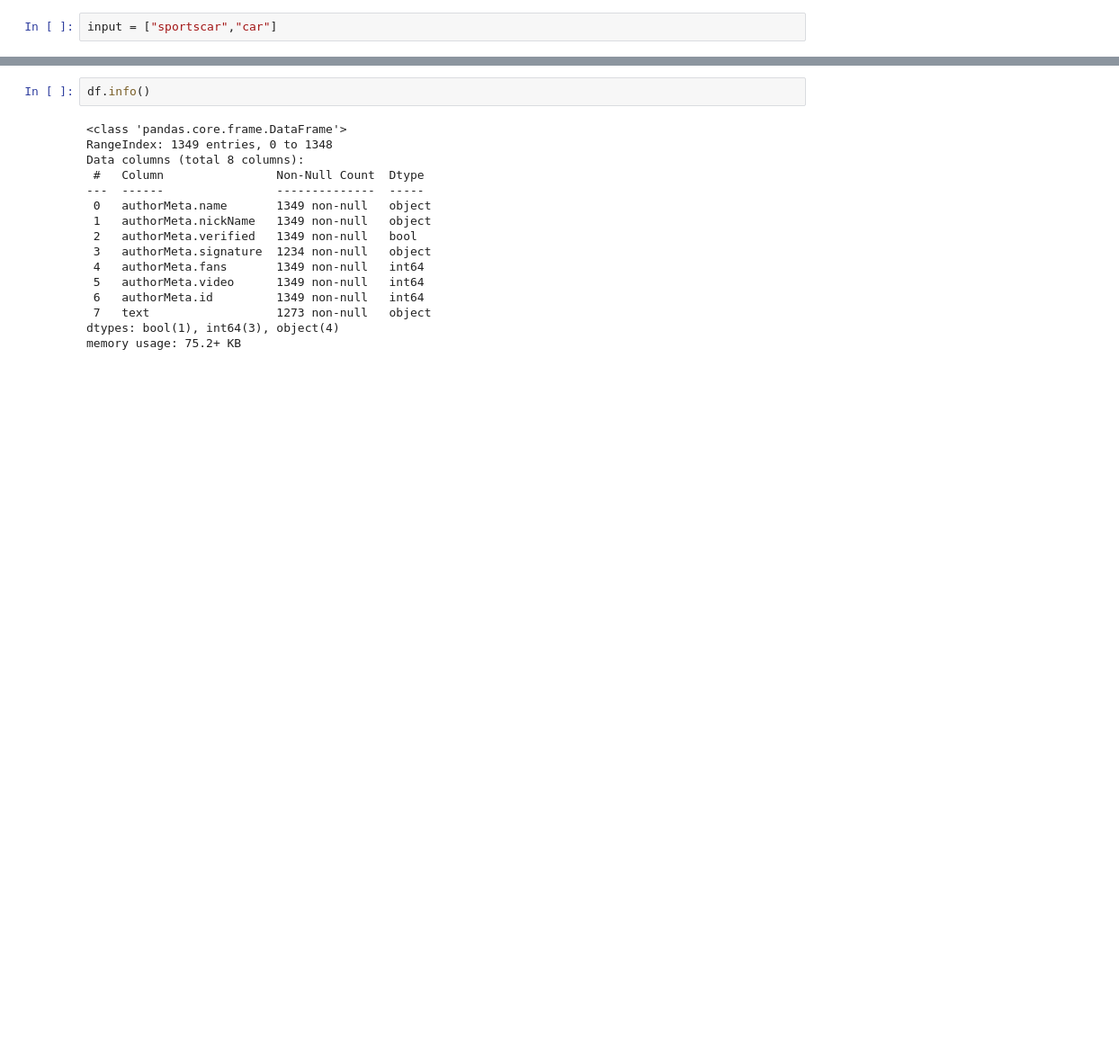
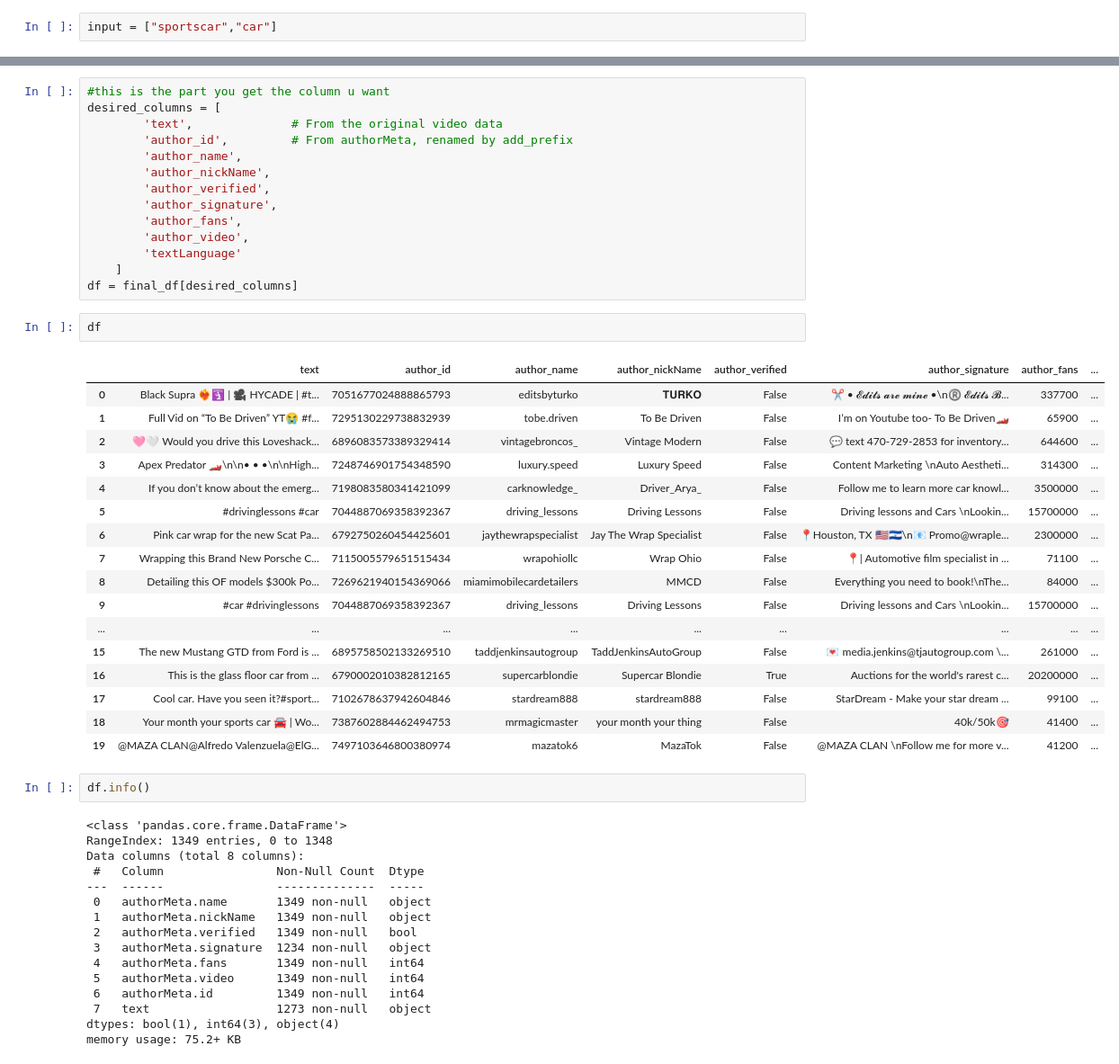
Before and after one commit to snailsqz/Brand2Tiktok, a Jupyter notebook: brand2tiktokTH.ipynb, the cells around one changed output, grey strips where cells are left out. Shown at 90% size. Cells and saved outputs as stored; diff of their text form; blank space fills up the shorter version.

Commit message:
fix the blobs and get desired columns

```diff
--- a/brand2tiktokTH.ipynb
+++ b/brand2tiktokTH.ipynb
@@ -108,3 +144,37 @@ df.drop(columns=['authorMeta.avatar','authorMeta.privateAccount','authorMeta.ttS
+# %%
+#this is the part you get the column u want
+desired_columns = [
+        'text',              # From the original video data
+        'author_id',         # From authorMeta, renamed by add_prefix
+        'author_name',
+        'author_nickName',
+        'author_verified',
+        'author_signature',
+        'author_fans',
+        'author_video',
+        'textLanguage'
+    ]
+df = final_df[desired_columns]
+# %%
+df
+# %% [output]
+|  | text | author_id | author_name | author_nickName | author_verified | author_signature | author_fans | ... |
+| 0 | Black Supra ❤️‍🔥🛐 | 🎥 HYCADE | #t... | 7051677024888865793 | editsbyturko | 𝐓𝐔𝐑𝐊𝐎 | False | ✂️ • 𝓔𝓭𝓲𝓽𝓼 𝓪𝓻𝓮 𝓶𝓲𝓷𝓮 •\n®️ 𝓔𝓭𝓲𝓽𝓼 𝓑... | 337700 | ... |
+| 1 | Full Vid on “To Be Driven” YT😭 #f... | 7295130229738832939 | tobe.driven | To Be Driven | False | I’m on Youtube too- To Be Driven🏎️ | 65900 | ... |
+| 2 | 🩷🤍 Would you drive this Loveshack... | 6896083573389329414 | vintagebroncos_ | Vintage Modern | False | 💬 text 470-729-2853 for inventory... | 644600 | ... |
+| 3 | Apex Predator 🏎️\n\n• • •\n\nHigh... | 7248746901754348590 | luxury.speed | Luxury Speed | False | Content Marketing \nAuto Aestheti... | 314300 | ... |
+| 4 | If you don’t know about the emerg... | 7198083580341421099 | carknowledge_ | Driver_Arya_ | False | Follow me to learn more car knowl... | 3500000 | ... |
+| 5 | #drivinglessons #car | 7044887069358392367 | driving_lessons | Driving Lessons | False | Driving lessons and Cars \nLookin... | 15700000 | ... |
+| 6 | Pink car wrap for the new Scat Pa... | 6792750260454425601 | jaythewrapspecialist | Jay The Wrap Specialist | False | 📍Houston, TX 🇺🇸🇸🇻\n📧 Promo@wraple... | 2300000 | ... |
+| 7 | Wrapping this Brand New Porsche C... | 7115005579651515434 | wrapohiollc | Wrap Ohio | False | 📍| Automotive film specialist in ... | 71100 | ... |
+| 8 | Detailing this OF models $300k Po... | 7269621940154369066 | miamimobilecardetailers | MMCD | False | Everything you need to book!\nThe... | 84000 | ... |
+| 9 | #car #drivinglessons | 7044887069358392367 | driving_lessons | Driving Lessons | False | Driving lessons and Cars \nLookin... | 15700000 | ... |
+| ... | ... | ... | ... | ... | ... | ... | ... | ... |
+| 15 | The new Mustang GTD from Ford is ... | 6895758502133269510 | taddjenkinsautogroup | TaddJenkinsAutoGroup | False | 💌 media.jenkins@tjautogroup.com \... | 261000 | ... |
+| 16 | This is the glass floor car from ... | 6790002010382812165 | supercarblondie | Supercar Blondie | True | Auctions for the world's rarest c... | 20200000 | ... |
+| 17 | Cool car. Have you seen it?#sport... | 7102678637942604846 | stardream888 | stardream888 | False | StarDream - Make your star dream ... | 99100 | ... |
+| 18 | Your month your sports car 🚘 | Wo... | 7387602884462494753 | mrmagicmaster | your month your thing | False | 40k/50k🎯 | 41400 | ... |
+| 19 | @MAZA CLAN@Alfredo Valenzuela@ElG... | 7497103646800380974 | mazatok6 | MazaTok | False | @MAZA CLAN \nFollow me for more v... | 41200 | ... |
 # %%
 df.info()
 # %% [output]
```
Also changed, not shown: parts of 8 cells of this notebook, 1 other file.
